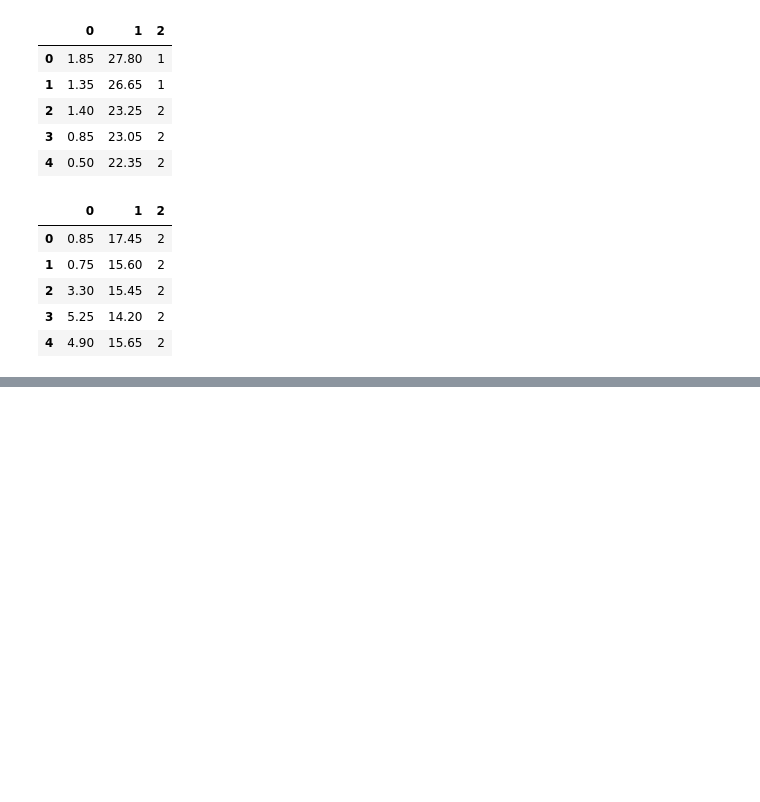
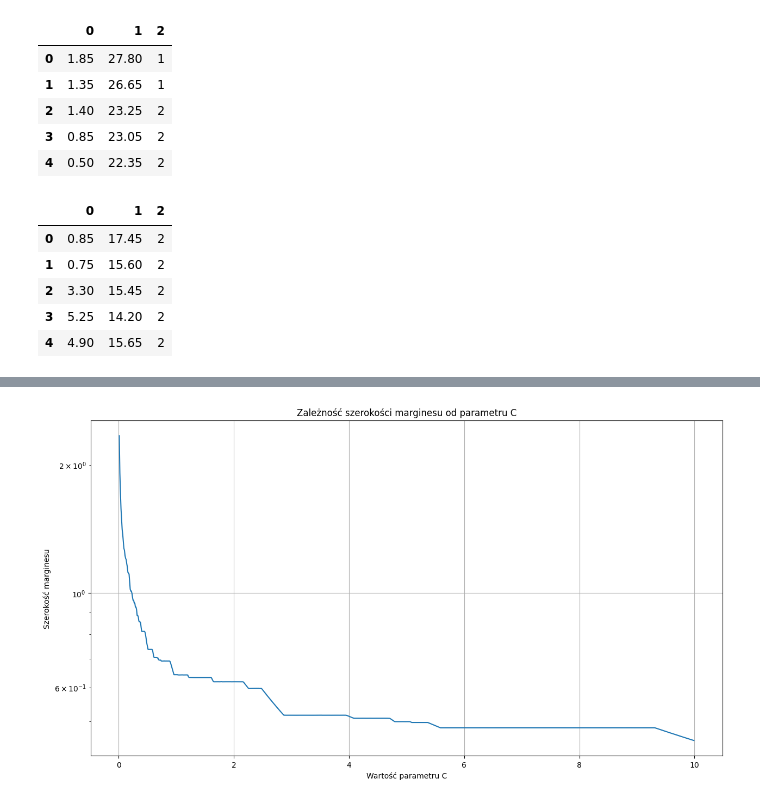
Before and after one commit to uqsz/machine_learning, a Jupyter notebook: lab3/lab3.ipynb, the cells around one changed output, grey strips where cells are left out. Saved outputs shown, nothing was run; the diff lists cells and outputs as text; code cells hidden in the pictures; blank space fills up the shorter version.

Commit message:
linear

```diff
--- a/lab3/lab3.ipynb
+++ b/lab3/lab3.ipynb
@@ -48,0 +69,8 @@ show(jain,"jain.txt")
+# %%
+def linearSVM(ds,parameter_C):
+    X = ds[[0,1]].values
+    y = ds[2].values
+    X = StandardScaler().fit_transform(X)
+    clf = SVC(kernel="linear", C=parameter_C)
+    clf.fit(X, y)
+    return clf
@@ -48,0 +116,20 @@ show(jain,"jain.txt")
+# %%
+def test_linearSVM(ds,title):
+    margins=[]
+    parametersC=[i/100 for i in range(1,1000)]
+    for c in parametersC:
+        clf = linearSVM(ds,c)
+        margins.append(2 / np.linalg.norm(clf.coef_[0]))
+
+    plt.figure(figsize=(15, 8))
+    plt.semilogy(parametersC,margins)
+    plt.title('Zależność szerokości marginesu od parametru C')
+    plt.xlabel('Wartość parametru C')
+    plt.ylabel('Szerokość marginesu')
+    plt.grid(True)
+    plt.savefig(f"graphs/{title}_C")
+    plt.show()
+# %%
+test_linearSVM(jain,"jain")
+# %% [output]
+[figure, added]
```
Also changed, not shown: parts of 8 cells of this notebook, 11 other files.
